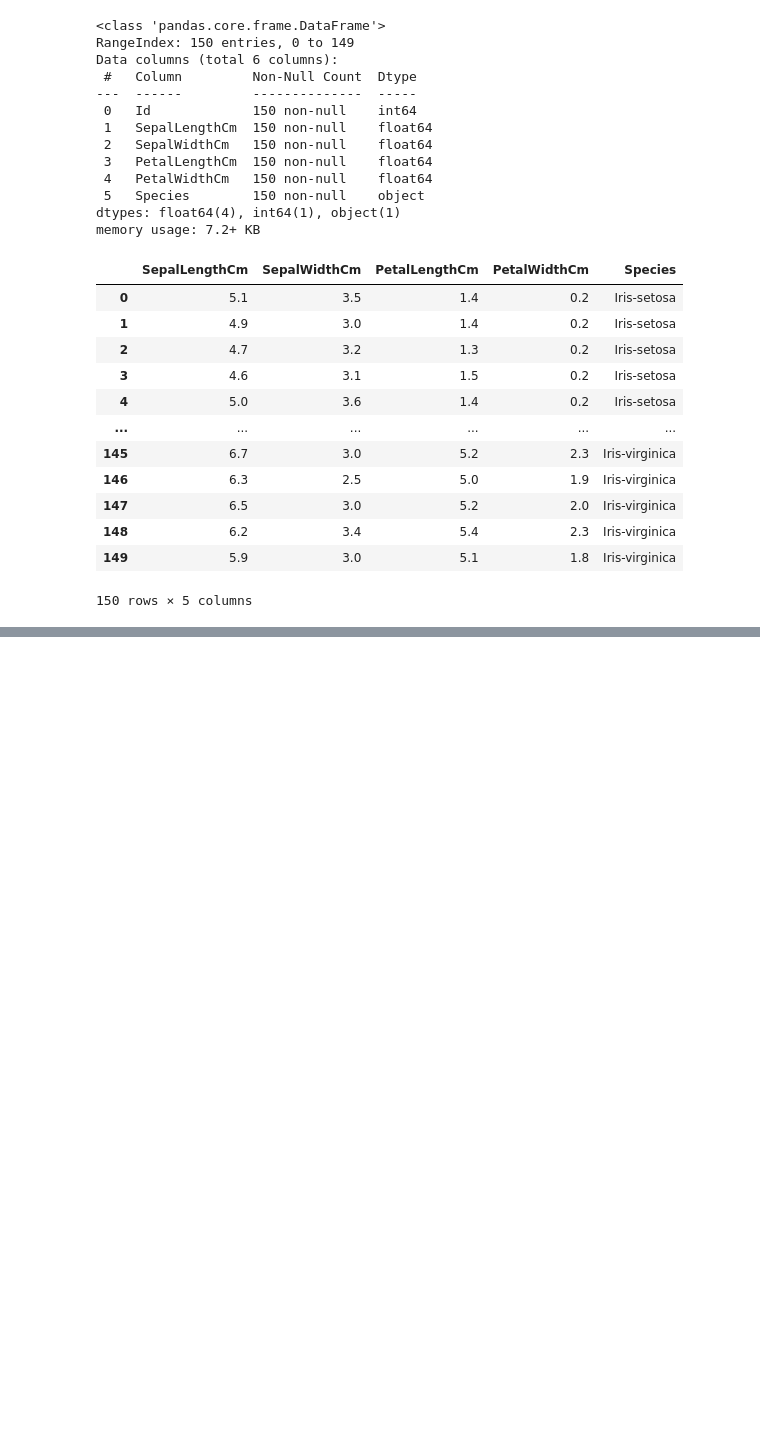
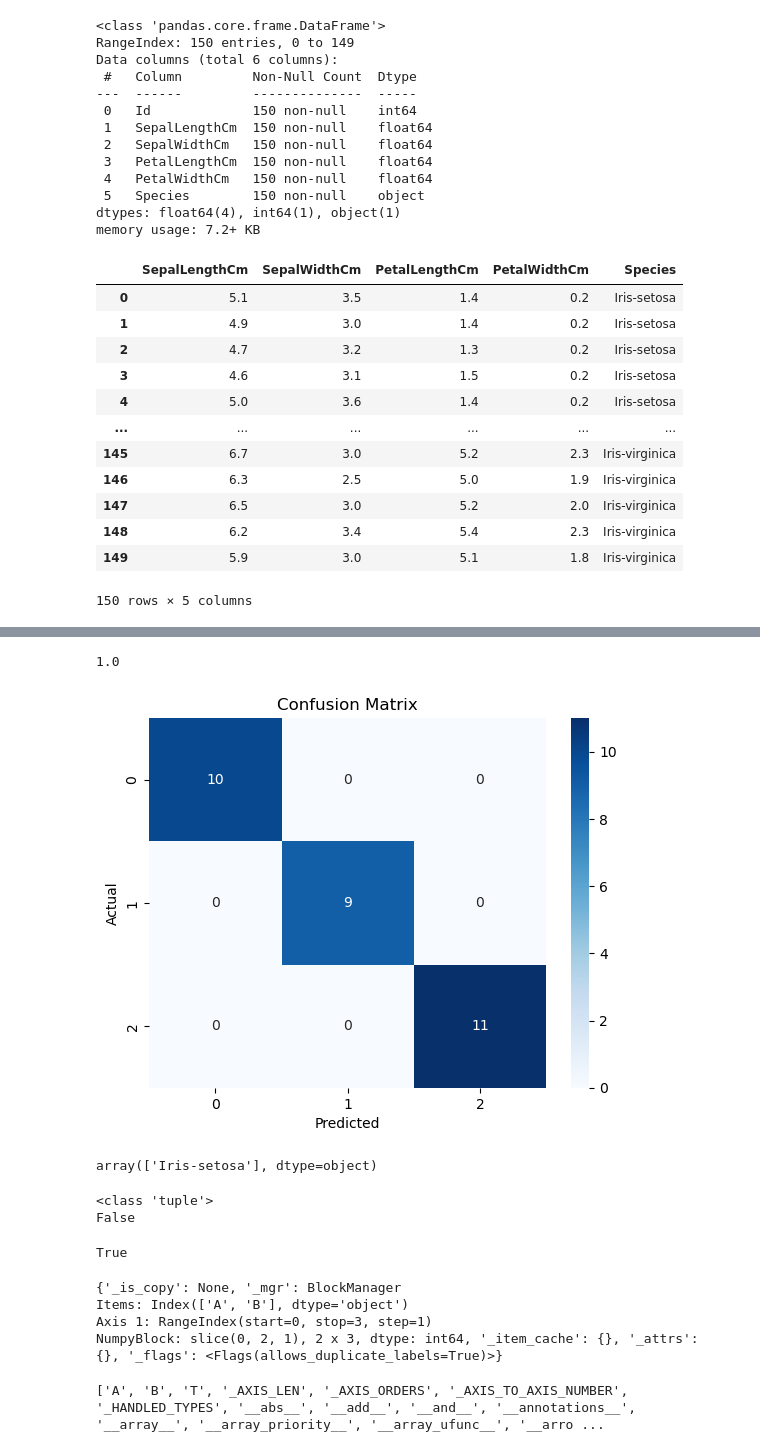
Before and after one commit to thasvithu/iNeuron-Full-Stack-Data-Science, a Jupyter notebook: 05 Machine Learning/Practice/01 Work with Iris Dataset/Model1.ipynb, the cells around one changed output, grey strips where cells are left out. Drawn from its saved outputs; the diff is of its cells as text; code cells hidden in the pictures; blank space fills up the shorter version.

```diff
--- a/05 Machine Learning/Practice/01 Work with Iris Dataset/Model1.ipynb
+++ b/05 Machine Learning/Practice/01 Work with Iris Dataset/Model1.ipynb
@@ -56,0 +82,2 @@ iris
+# %%
+X_train, X_test, y_trian, y_test = train_test_split(X,y, test_size=0.20, random_state=42)
@@ -56,0 +94,4 @@ iris
+# %%
+model = LogisticRegression()
+# %%
+model.fit(X=X_train, y=y_trian)
@@ -56,0 +100,3 @@ iris
+# %%
+y_pred = model.predict(X=X_test)
+y_pred
@@ -56,0 +113,45 @@ iris
+# %%
+from sklearn.metrics import accuracy_score
+accuracy = accuracy_score(y_test, y_pred)
+accuracy
+# %% [output]
+1.0
+# %%
+from sklearn.metrics import confusion_matrix
+cm = confusion_matrix(y_test, y_pred)
+sns.heatmap(data=cm, annot=True, cmap="Blues")
+plt.xlabel("Predicted")
+plt.ylabel("Actual")
+plt.title("Confusion Matrix")
+plt.show()
+# %% [output]
+[figure, added]
+# %%
+model.predict([[5.1, 3.5, 1.4, 0.2]])
+# %% [output]
+array(['Iris-setosa'], dtype=object)
+# %%
+print(type(iris.shape))       # ✅ Output: <class 'tuple'> (It's just a stored value)
+print(callable(iris.shape))   # ✅ Output: False (It's not a function)
+# %% [output]
+<class 'tuple'>
+False
+# %%
+print(callable(iris.info))
+# %% [output]
+True
+# %%
+import pandas as pd
+
+df = pd.DataFrame({"A": [1, 2, 3], "B": [4, 5, 6]})
+
+print(df.__dict__)   # Prints all stored attributes inside the DataFrame
+# %% [output]
+{'_is_copy': None, '_mgr': BlockManager
+Items: Index(['A', 'B'], dtype='object')
+Axis 1: RangeIndex(start=0, stop=3, step=1)
+NumpyBlock: slice(0, 2, 1), 2 x 3, dtype: int64, '_item_cache': {}, '_attrs': {}, '_flags': <Flags(allows_duplicate_labels=True)>}
+# %%
+print(dir(df))  # Lists all available attributes & methods inside DataFrame
+# %% [output]
+['A', 'B', 'T', '_AXIS_LEN', '_AXIS_ORDERS', '_AXIS_TO_AXIS_NUMBER', '_HANDLED_TYPES', '__abs__', '__add__', '__and__', '__annotations__', '__array__', '__array_priority__', '__array_ufunc__', '__arro ...
```
Also changed, not shown: parts of 7 cells of this notebook, 6 other files.
